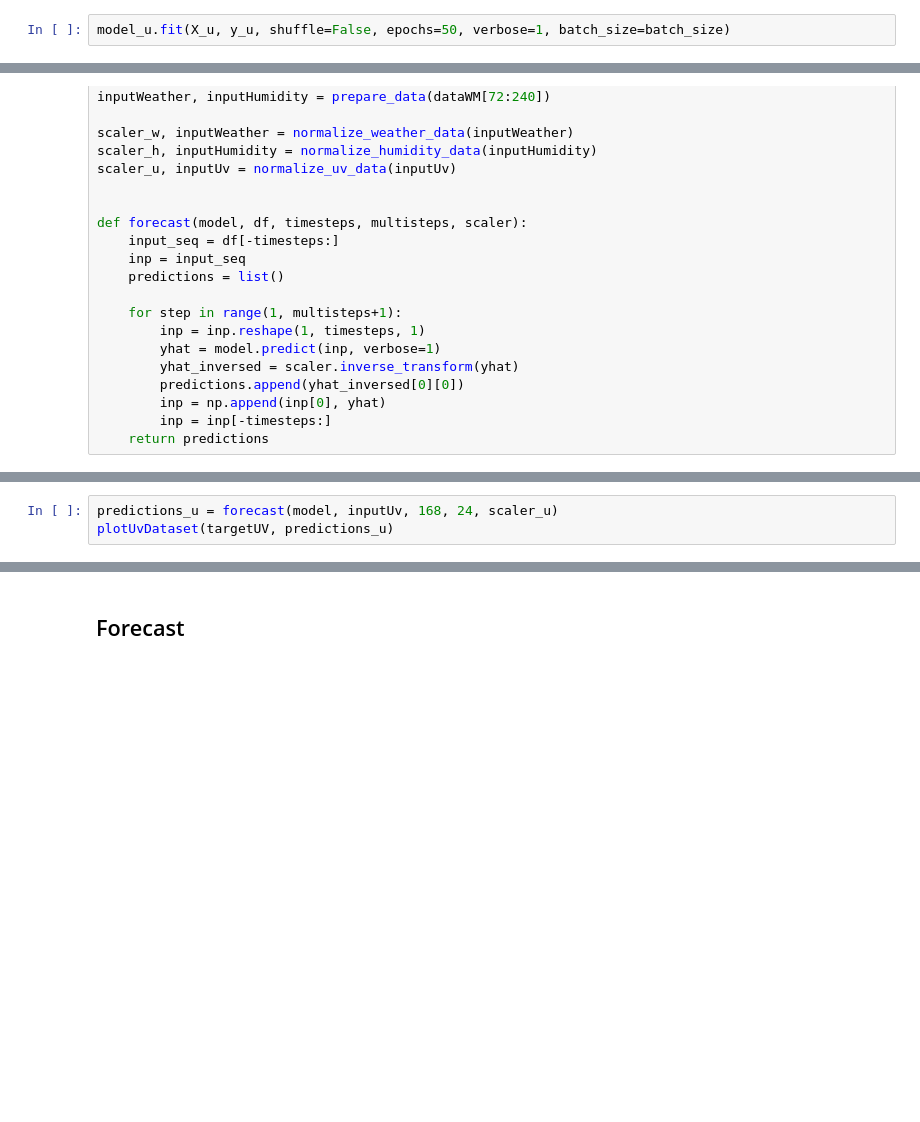
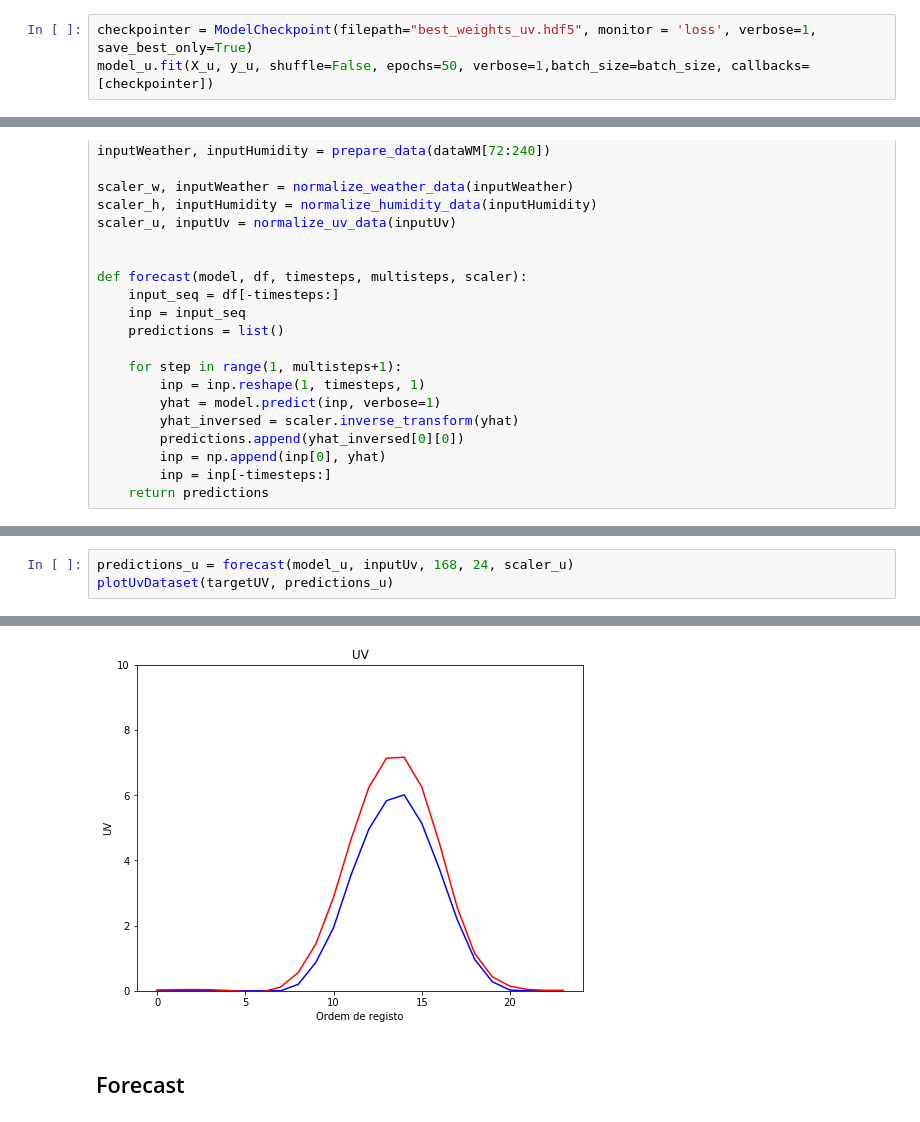
Before and after one commit to pferreira101/WeatherConditionsForSports, a Jupyter notebook: Sensorization/Predictions.ipynb, the cells around one changed output, grey strips where cells are left out. Cells and saved outputs as stored; diff of their text form; blank space fills up the shorter version.

```diff
--- a/Sensorization/Predictions.ipynb
+++ b/Sensorization/Predictions.ipynb
@@ -151,2 +216,3 @@ model_h.fit(X_h, y_h, shuffle=False, epochs=50, verbose=1, batch_size=batch_size
 # %%
-model_u.fit(X_u, y_u, shuffle=False, epochs=50, verbose=1, batch_size=batch_size)
+checkpointer = ModelCheckpoint(filepath="best_weights_uv.hdf5", monitor = 'loss', verbose=1, save_best_only=True)
+model_u.fit(X_u, y_u, shuffle=False, epochs=50, verbose=1,batch_size=batch_size, callbacks=[checkpointer])
@@ -283,3 +445,4 @@ plotHumidityDataset(targetHumidity, predictions_h)
 # %%
-predictions_u = forecast(model, inputUv, 168, 24, scaler_u)
+predictions_u = forecast(model_u, inputUv, 168, 24, scaler_u)
 plotUvDataset(targetUV, predictions_u)
+# %% [output]
@@ -286,3 +466,4 @@ plotUvDataset(targetUV, predictions_u)
+[figure, added]
 # %% [markdown]
 ## Forecast
 # %%
```
Also changed, not shown: parts of 22 cells of this notebook, 3 other files.
